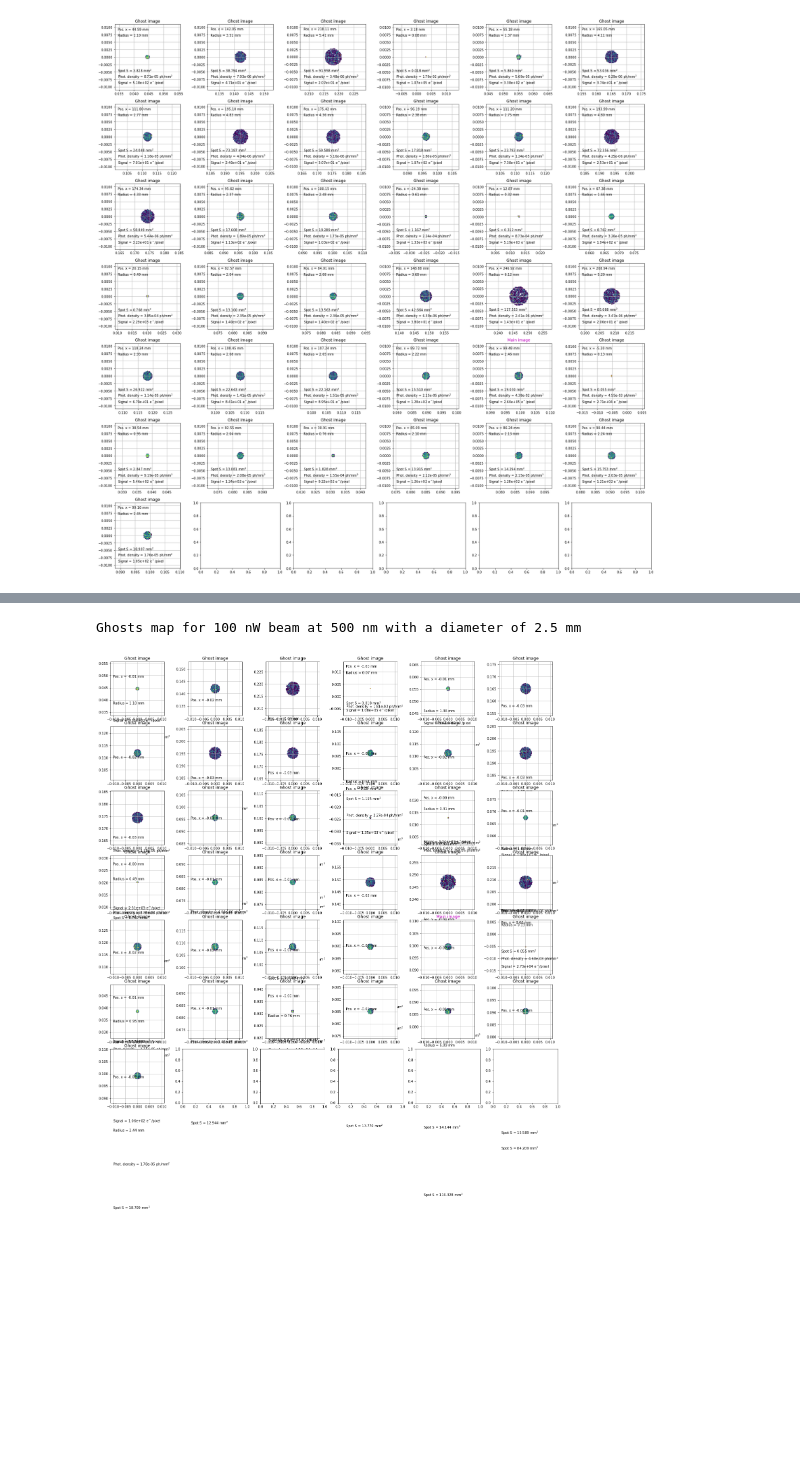
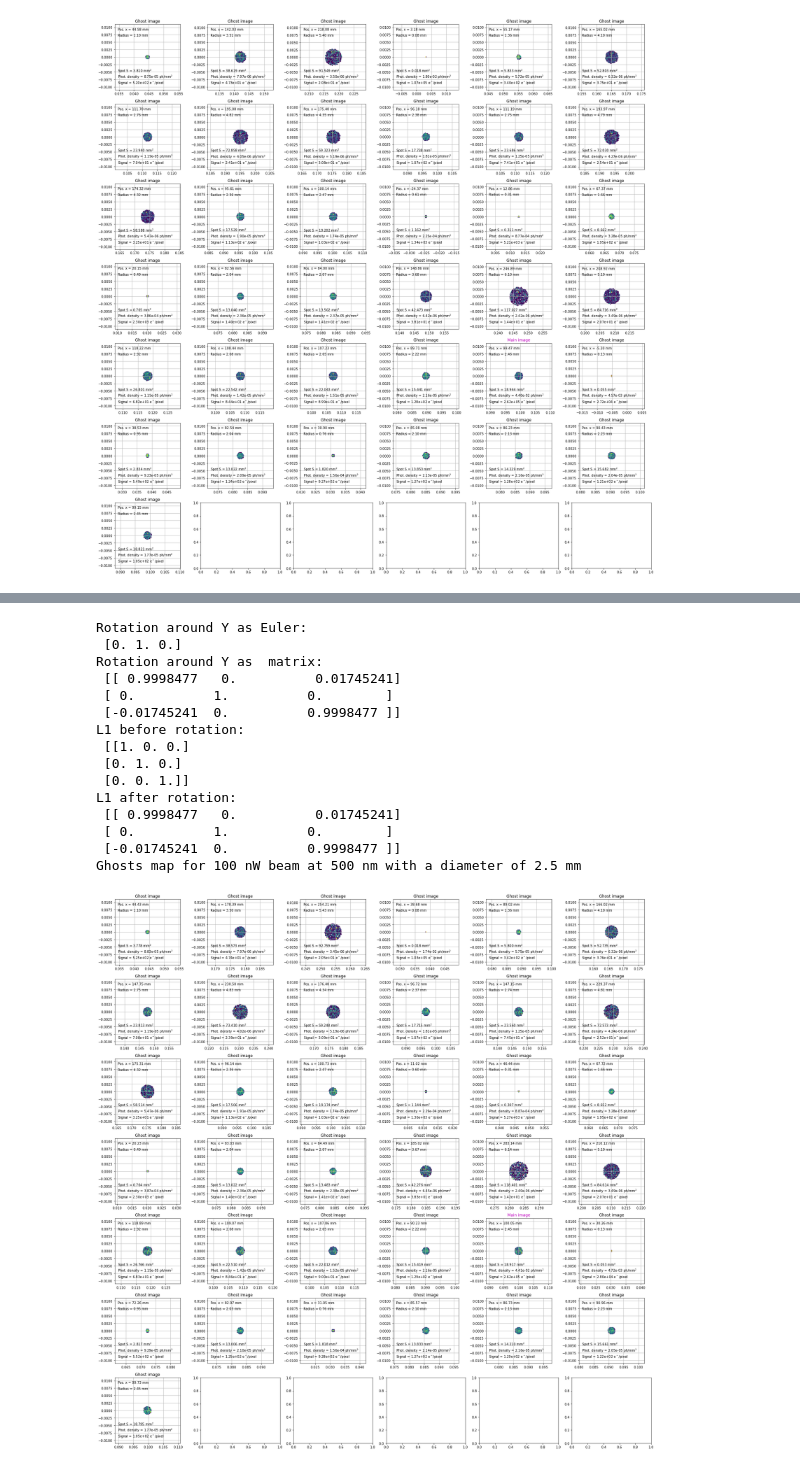
Before and after one commit to lsst-camera-dh/ghosts, a Jupyter notebook: notebooks/LSST_CCOB_ghost_analysis.ipynb, the cells around one changed output, grey strips where cells are left out. Drawn from its saved outputs; the diff is of its cells as text; code cells hidden in the pictures; blank space fills up the shorter version.

Commit message:
more random simulations in analysis example

```diff
--- a/notebooks/LSST_CCOB_ghost_analysis.ipynb
+++ b/notebooks/LSST_CCOB_ghost_analysis.ipynb
@@ -97,9 +97,27 @@ data_frame_1.sort_values(by=['name'])
 # %%
-# Run another simulation with beam config 2
-traceFull_2, rForward_2, rReverse_2, rays_2 = simulator.run_simulation(telescope, beam_config=BEAM_CONFIG_2)
+# Run another simulation with rotated L1
+rotated_telescope = tweak_optics.rotate_optic(telescope, 'L1', axis='y', angle=1, verbose=True)
+tweak_optics.make_optics_reflective(rotated_telescope)
+
+traceFull_2, rForward_2, rReverse_2, rays_2 = simulator.run_simulation(rotated_telescope,
+                                                                       beam_config=BEAM_CONFIG_1)
 plt.rcParams["figure.figsize"] = [24, 24]
 spots_data_2 = plotter.plot_ghosts_map(rForward_2)
 # %% [output]
+Rotation around Y as Euler:
+ [0. 1. 0.]
+Rotation around Y as  matrix:
+ [[ 0.9998477   0.          0.01745241]
+ [ 0.          1.          0.        ]
+ [-0.01745241  0.          0.9998477 ]]
+L1 before rotation:
+ [[1. 0. 0.]
+ [0. 1. 0.]
+ [0. 0. 1.]]
+L1 after rotation:
+ [[ 0.9998477   0.          0.01745241]
+ [ 0.          1.          0.        ]
+ [-0.01745241  0.          0.9998477 ]]
 Ghosts map for 100 nW beam at 500 nm with a diameter of 2.5 mm
-[figure, old version]
+[figure, new version]
 # %%
```
Also changed, not shown: parts of 11 cells of this notebook.
